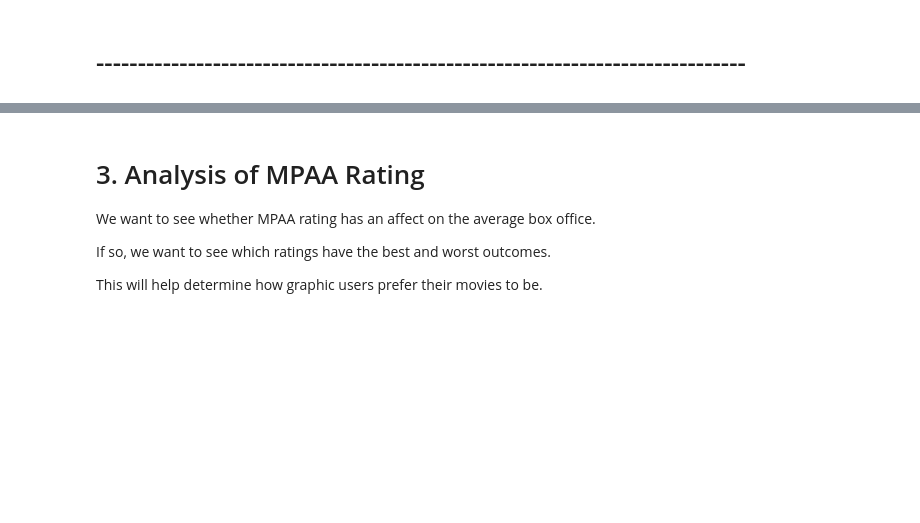
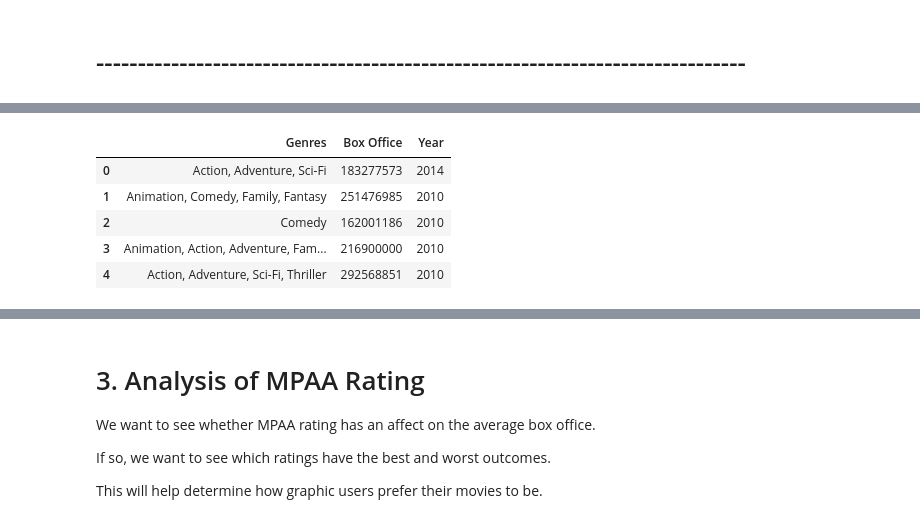
Before and after one commit to Mpalmese/ProjectRepo, a Jupyter notebook: Movie_Analysis.ipynb, the cells around one changed output, grey strips where cells are left out. Saved outputs shown, nothing was run; the diff lists cells and outputs as text; code cells hidden in the pictures; blank space fills up the shorter version.

```diff
--- a/Movie_Analysis.ipynb
+++ b/Movie_Analysis.ipynb
@@ -214,0 +245,11 @@ As such, we should try to maximize the user rating of our film.
+# %%
+#Extract relevant columns
+movie = movie[['Genres', 'Box Office', 'Year']]
+movie.head()
+# %% [output]
+|  | Genres | Box Office | Year |
+| 0 | Action, Adventure, Sci-Fi | 183277573 | 2014 |
+| 1 | Animation, Comedy, Family, Fantasy | 251476985 | 2010 |
+| 2 | Comedy | 162001186 | 2010 |
+| 3 | Animation, Action, Adventure, Fam... | 216900000 | 2010 |
+| 4 | Action, Adventure, Sci-Fi, Thriller | 292568851 | 2010 |
```
Also changed, not shown: parts of 63 cells of this notebook, 16 other files.
